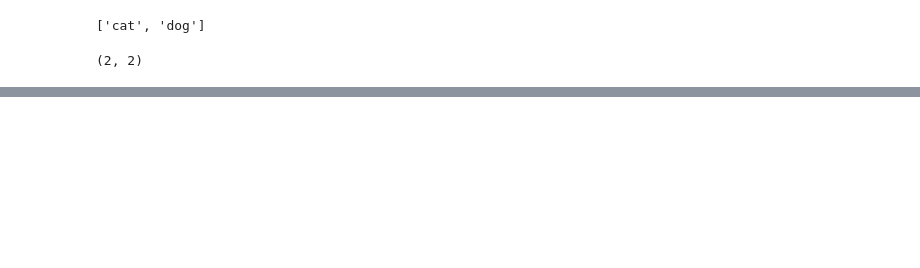
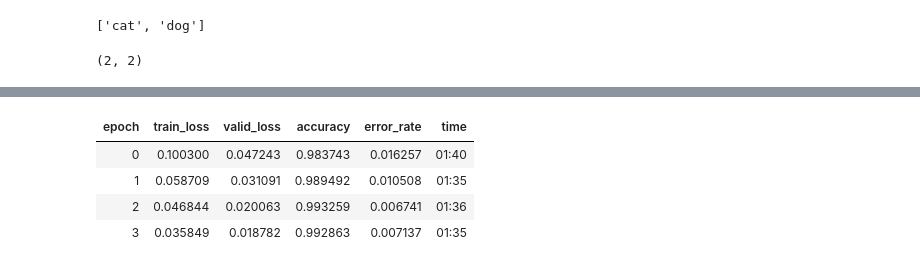
Before and after one commit to kaipak/fastai-notebooks, a Jupyter notebook: notebooks/lesson1-dogs-vs-cats-redux.ipynb, the cells around one changed output, grey strips where cells are left out. Saved outputs shown, nothing was run; the diff lists cells and outputs as text; code cells hidden in the pictures; blank space fills up the shorter version.

```diff
--- a/notebooks/lesson1-dogs-vs-cats-redux.ipynb
+++ b/notebooks/lesson1-dogs-vs-cats-redux.ipynb
@@ -85,0 +70,8 @@ LR Finder is complete, type {learner_name}.recorder.plot() to see the graph.
+# %%
+learn.fit_one_cycle(4)
+# %% [output]
+| epoch | train_loss | valid_loss | accuracy | error_rate | time |
+| 0 | 0.100300 | 0.047243 | 0.983743 | 0.016257 | 01:40 |
+| 1 | 0.058709 | 0.031091 | 0.989492 | 0.010508 | 01:35 |
+| 2 | 0.046844 | 0.020063 | 0.993259 | 0.006741 | 01:36 |
+| 3 | 0.035849 | 0.018782 | 0.992863 | 0.007137 | 01:35 |
```
Also changed, not shown: parts of 35 cells of this notebook, 2 other files.
